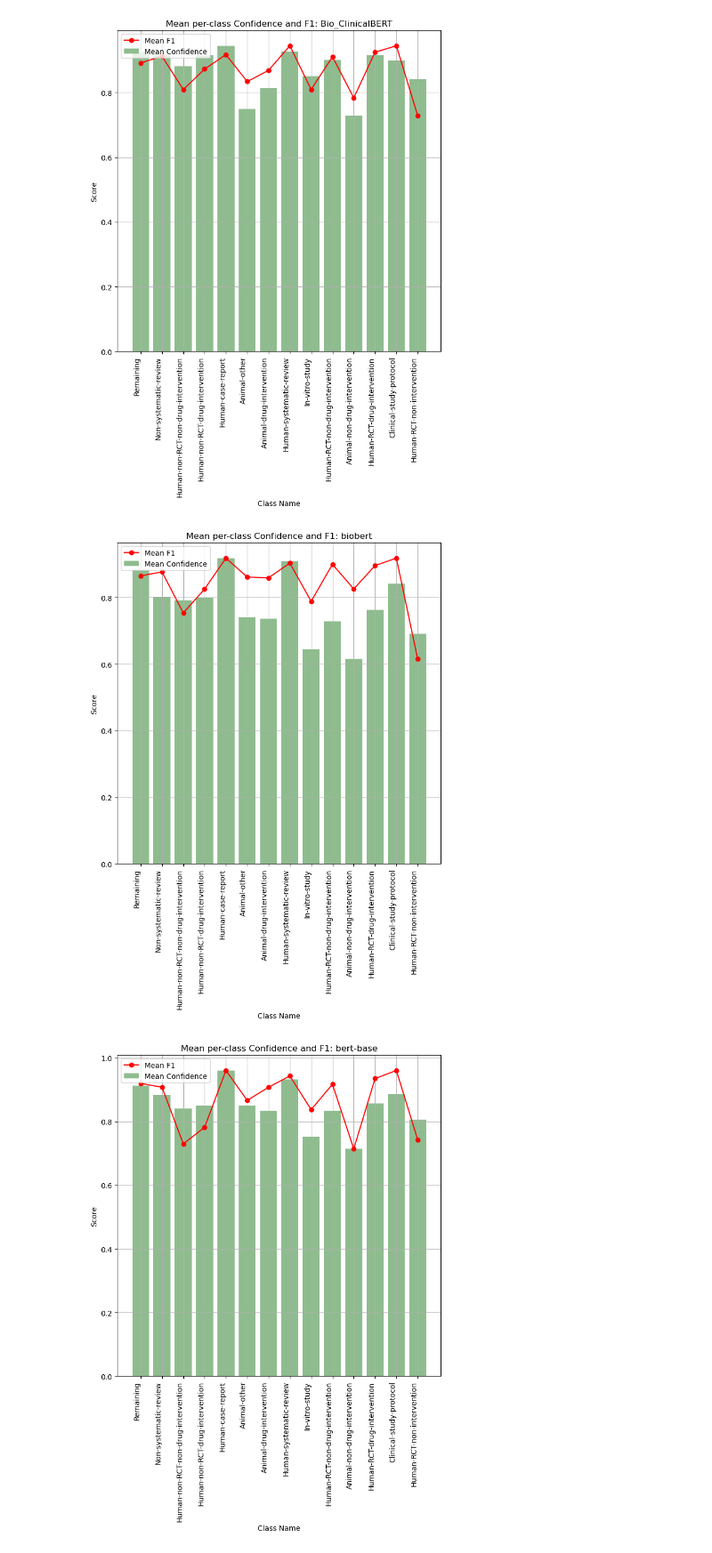
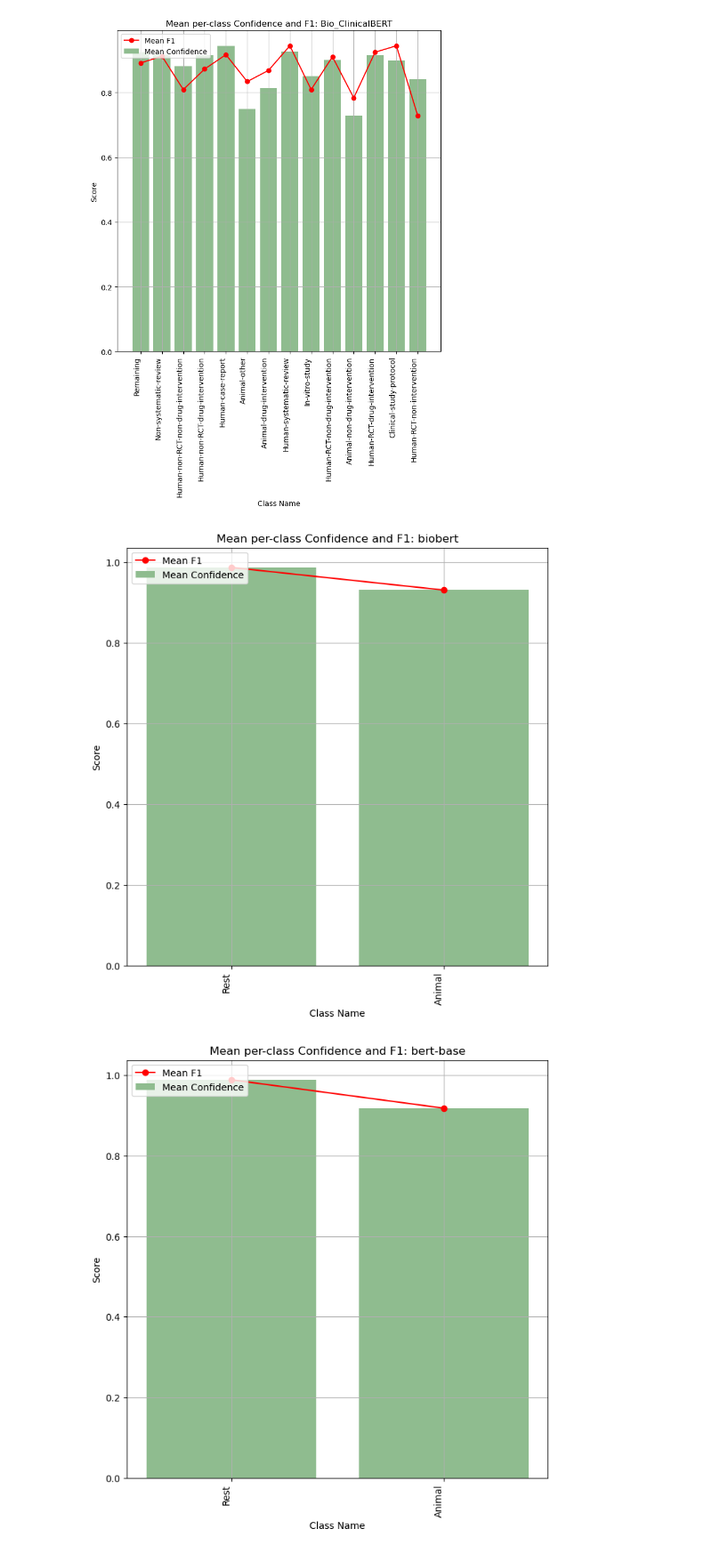
Before and after one commit to Ineichen-Group/StudyTypeTeller, a Jupyter notebook: scripts/evaluation/plot_f1_to_confidence.ipynb, the cells around one changed output. Shown at 89% size. Cells and saved outputs as stored; diff of their text form; code cells hidden in the pictures.

```diff
--- a/scripts/evaluation/plot_f1_to_confidence.ipynb
+++ b/scripts/evaluation/plot_f1_to_confidence.ipynb
@@ -112,7 +113,7 @@ if __name__ == "__main__":
 [figure]
 # %%
 if __name__ == "__main__":
-    main(classification_type='multi')
+    main(classification_type='binary')
 # %% [output]
-[figure, old version]
+[figure, new version]
-[figure, old version]
+[figure, new version]
```
Also changed, not shown: parts of 2 cells of this notebook.
